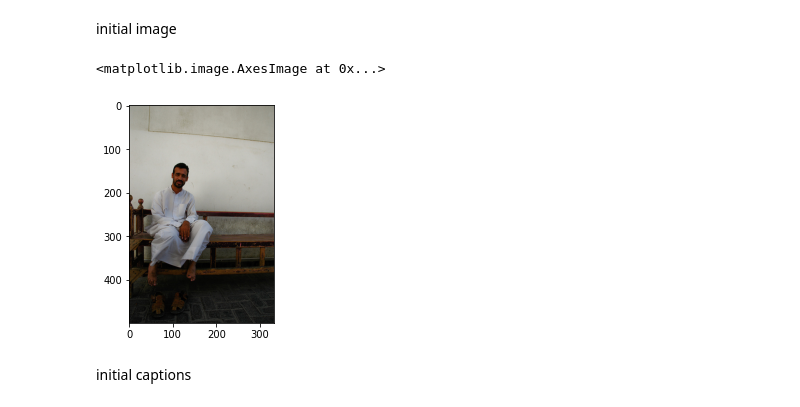
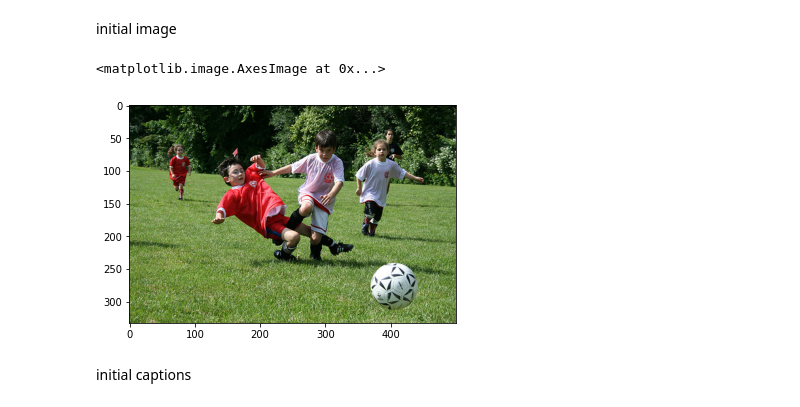
Before and after one commit to yeswhos/COMP5623-AI, a Jupyter notebook: CW2/COMP5623_CW2_Fanhui.ipynb, the cells around one changed output. Drawn from its saved outputs; the diff is of its cells as text; code cells hidden in the pictures.

```diff
--- a/CW2/COMP5623_CW2_Fanhui.ipynb
+++ b/CW2/COMP5623_CW2_Fanhui.ipynb
@@ -537,22 +525,22 @@ import matplotlib.pyplot as plt
 # %%
 def load_image(image_path, transform=None):
     image = Image.open(image_path).convert('RGB')
     image = image.resize([224, 224], Image.LANCZOS)
 
     if transform is not None:
         image = transform(image).unsqueeze(0)
 
     return image
 # path = 'drive/My Drive/Colab Notebooks/data/Flickr8k/images/1000268201_693b08cb0e.jpg'
-path = dataset_test.df.iloc[90, 1]
+path = dataset_test.df.iloc[45, 1]
 image = load_image(path, data_transform)
 image_tensor = image.to(device)
 # image = Image.open('drive/My Drive/Colab Notebooks/data/Flickr8k/images/1000268201_693b08cb0e.jpg')
 image = Image.open(path)
 plt.imshow(np.asarray(image))
 # %% [output]
 <matplotlib.image.AxesImage at 0x...>
-[figure, old version]
+[figure, new version]
 # %% [markdown]
 initial captions
 # %%
```
Also changed, not shown: parts of 16 cells of this notebook.
